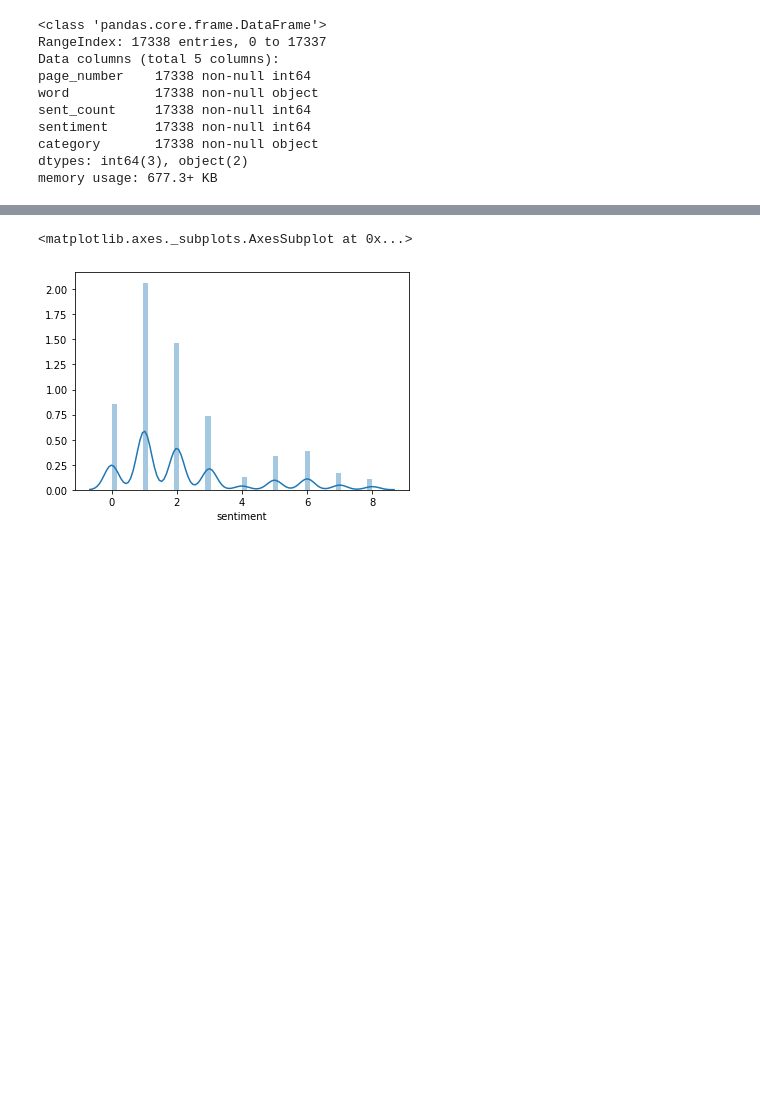
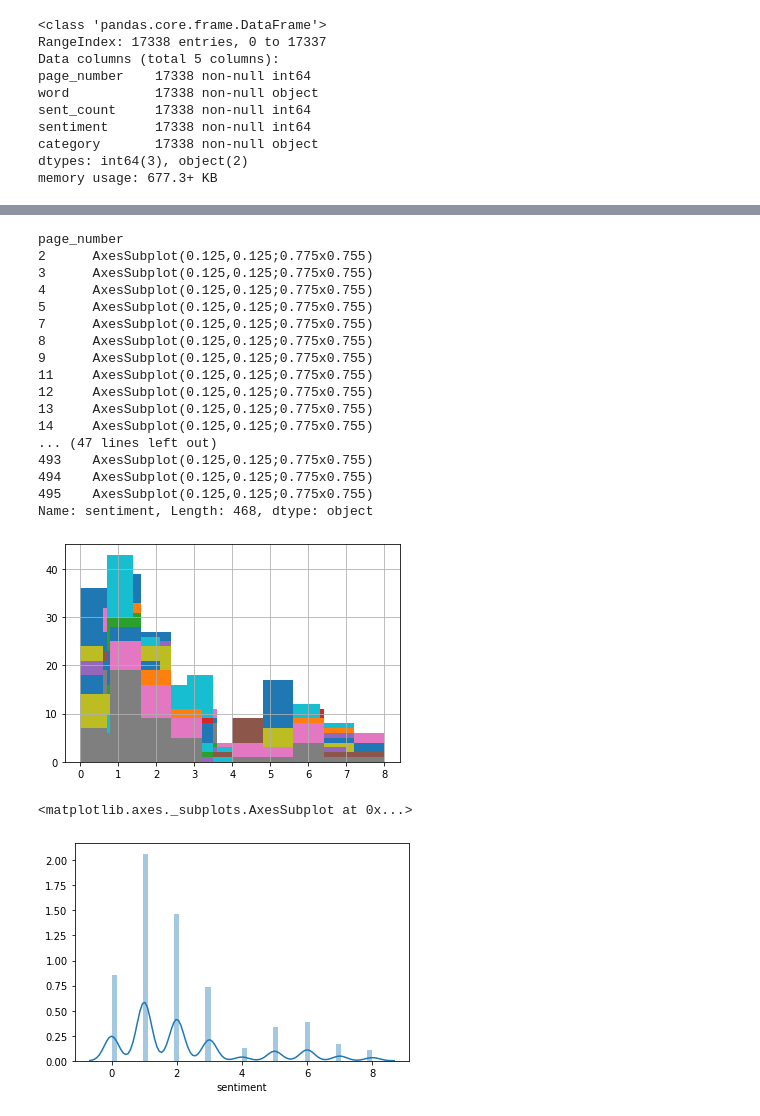
Before and after one commit to UNCG-CSE/Budget_Text_Analysis, a Jupyter notebook: src/EmotionAnalysis/Statistics.ipynb, the cells around one changed output, grey strips where cells are left out. Saved outputs shown, nothing was run; the diff lists cells and outputs as text; code cells hidden in the pictures; blank space fills up the shorter version.

```diff
--- a/src/EmotionAnalysis/Statistics.ipynb
+++ b/src/EmotionAnalysis/Statistics.ipynb
@@ -45,3 +103,24 @@ memory usage: 677.3+ KB
+# %%
+GCE.groupby('page_number').sentiment.hist(alpha=1)
+# %% [output]
+page_number
+2      AxesSubplot(0.125,0.125;0.775x0.755)
+3      AxesSubplot(0.125,0.125;0.775x0.755)
+4      AxesSubplot(0.125,0.125;0.775x0.755)
+5      AxesSubplot(0.125,0.125;0.775x0.755)
+7      AxesSubplot(0.125,0.125;0.775x0.755)
+8      AxesSubplot(0.125,0.125;0.775x0.755)
+9      AxesSubplot(0.125,0.125;0.775x0.755)
+11     AxesSubplot(0.125,0.125;0.775x0.755)
+12     AxesSubplot(0.125,0.125;0.775x0.755)
+13     AxesSubplot(0.125,0.125;0.775x0.755)
+14     AxesSubplot(0.125,0.125;0.775x0.755)
+... (47 lines left out)
+493    AxesSubplot(0.125,0.125;0.775x0.755)
+494    AxesSubplot(0.125,0.125;0.775x0.755)
+495    AxesSubplot(0.125,0.125;0.775x0.755)
+Name: sentiment, Length: 468, dtype: object
+[figure, added]
 # %%
 sns.distplot(GCE['sentiment'])
 # %% [output]
```
Also changed, not shown: parts of 4 cells of this notebook.
